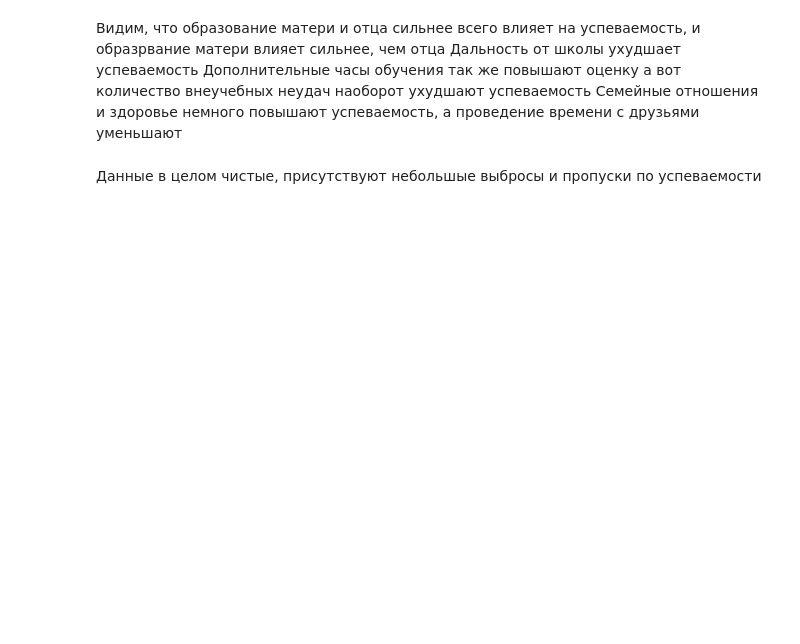
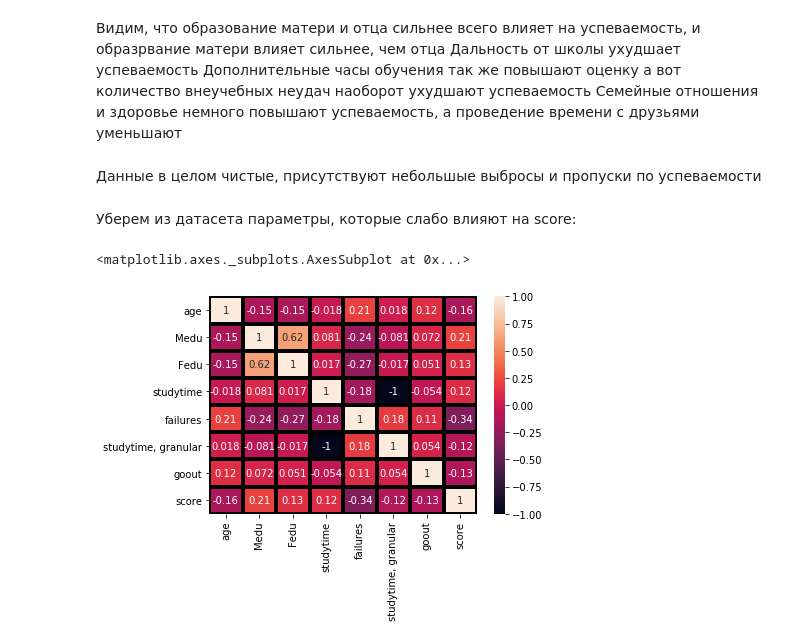
Before and after one commit to minikh/data-science-course, a Jupyter notebook: skillfactory_rds/module_2/unit_2-PROJECT.ipynb, the cells around one changed output. Cells and saved outputs as stored; diff of their text form; code cells hidden in the pictures; blank space fills up the shorter version.

```diff
--- a/skillfactory_rds/module_2/unit_2-PROJECT.ipynb
+++ b/skillfactory_rds/module_2/unit_2-PROJECT.ipynb
@@ -518,3 +518,13 @@ students.corr()
 уменьшают
 # %% [markdown]
 Данные в целом чистые, присутствуют небольшые выбросы и пропуски по успеваемости
+# %% [markdown]
+Уберем из датасета параметры, которые слабо влияют на score:
+# %%
+students.drop(["famrel", "absences", "traveltime", "health", 'freetime', 'famsize', 'Pstatus']
+              , axis = 1, inplace = True)
+# %%
+sns.heatmap(students.corr(), annot = True, fmt='.2g', linewidths=3, linecolor='black')
+# %% [output]
+<matplotlib.axes._subplots.AxesSubplot at 0x...>
+[figure, added]
```
Also changed, not shown: parts of 2 cells of this notebook.
